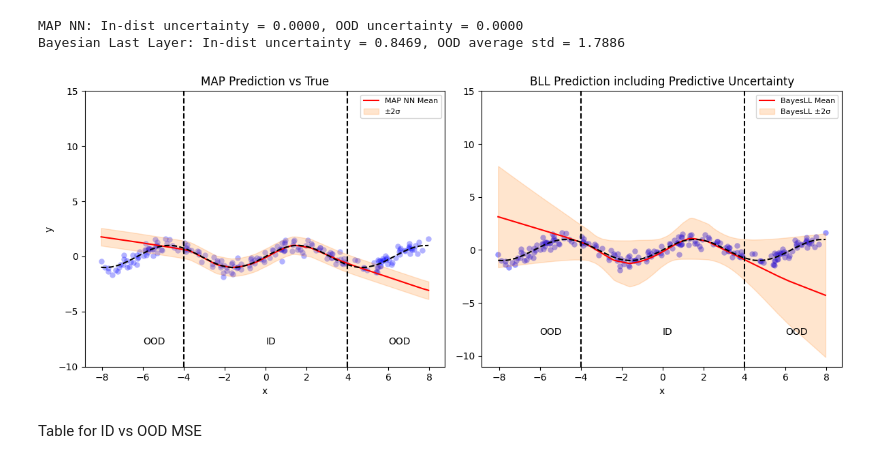
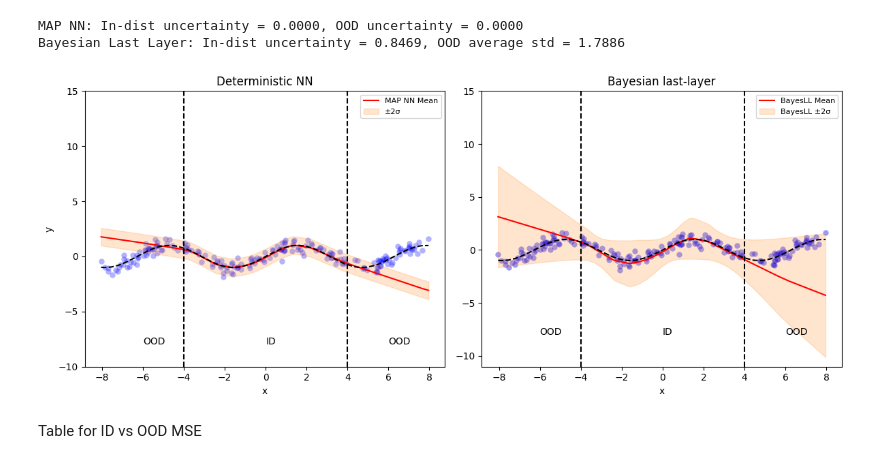
Before and after one commit to Kingmopser/ProbabilisticML, a Jupyter notebook: src/Simulation.ipynb, the cells around one changed output. Saved outputs shown, nothing was run; the diff lists cells and outputs as text; code cells hidden in the pictures.

```diff
--- a/src/Simulation.ipynb
+++ b/src/Simulation.ipynb
@@ -141,36 +141,36 @@ ax1.fill_between(X_test_sorted.flatten(),
                  alpha=0.2, label='±2σ', color ='tab:orange' )
 ax1.axvline(-4, color='k', ls='--')
 ax1.axvline( 4, color='k', ls='--')
 ax1.legend(loc="upper right", fontsize=8)
-ax1.set_title('MAP Prediction vs True')
+ax1.set_title('Deterministic NN')
 ax1.set_xlabel('x')
 ax1.set_ylabel('y')
 ax1.set_yticks(np.arange(-10, 20, 5))
 ax1.text(x=6,y=-8,s="OOD")
 ax1.text(x=-6,y=-8,s="OOD")
 ax1.text(x=0,y=-8,s="ID")
 # Plot 2: BayesLL
 ax2.scatter( X_test_sorted, y_test_sorted, alpha=0.4, linewidths=0.01, color="b" )
 ax2.plot(    X_test_sorted, meanB_sorted, 'r-', label='BayesLL Mean' )
 ax2.plot(X_test_sorted,np.sin(X_test_sorted), 'k--', )
 ax2.fill_between(X_test_sorted.flatten(),
                  meanB_sorted-2*stdB_sorted,
                  meanB_sorted+2*stdB_sorted,
                  alpha=0.2, label='BayesLL ±2σ', color ='tab:orange' )
 ax2.axvline(-4, color='k', ls='--')
 ax2.axvline( 4, color='k', ls='--')
 ax2.legend(loc="upper right", fontsize=8)
-ax2.set_title('BLL Prediction including Predictive Uncertainty')
+ax2.set_title('Bayesian last-layer')
 ax2.set_xlabel('x')
 ax2.set_yticks(np.arange(-10, 20, 5))
 ax2.text(x=6,y=-8,s="OOD")
 ax2.text(x=-6,y=-8,s="OOD")
 ax2.text(x=0,y=-8,s="ID")
 plt.tight_layout()
 plt.savefig("../results/Simulation.png")
 plt.show()
 # %% [output]
-[figure, old version]
+[figure, new version]
 # %% [markdown]
 Table for ID vs OOD MSE
 # %%
```
Also changed, not shown: 1 other file.
